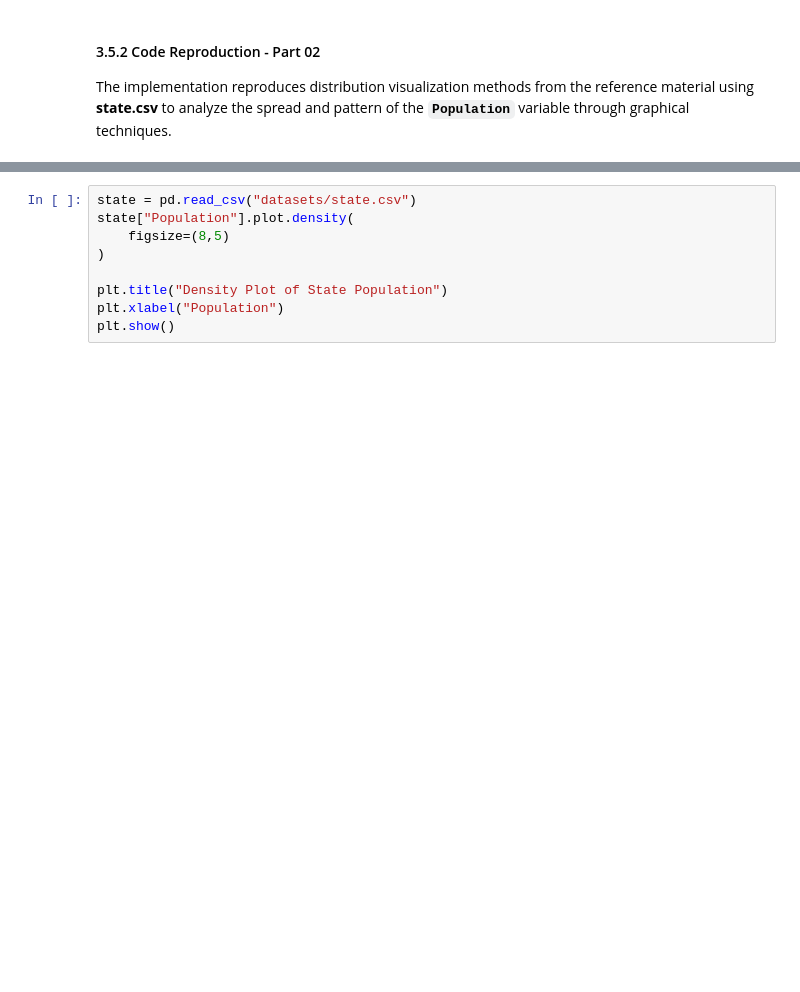
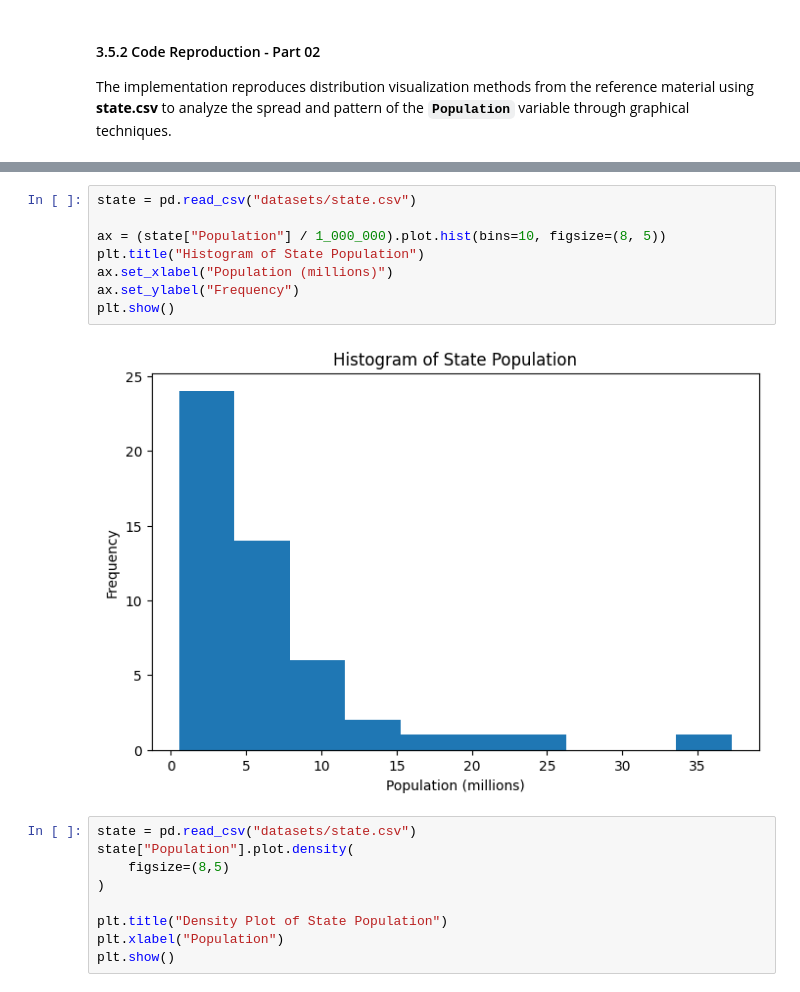
Before and after one commit to kinanpta/Practical-Statistics-for-Data-Scientists, a Jupyter notebook: Chapter01_Exploratory_Data_Analysis.ipynb, the cells around one changed output, grey strips where cells are left out. Drawn from its saved outputs; the diff is of its cells as text; blank space fills up the shorter version.

```diff
--- a/Chapter01_Exploratory_Data_Analysis.ipynb
+++ b/Chapter01_Exploratory_Data_Analysis.ipynb
@@ -440,3 +424,13 @@ plt.show()
+# %%
+state = pd.read_csv("datasets/state.csv")
+
+ax = (state["Population"] / 1_000_000).plot.hist(bins=10, figsize=(8, 5))
+plt.title("Histogram of State Population")
+ax.set_xlabel("Population (millions)")
+ax.set_ylabel("Frequency")
+plt.show()
+# %% [output]
+[figure, added]
 # %%
 state = pd.read_csv("datasets/state.csv")
 state["Population"].plot.density(
```
Also changed, not shown: parts of 5 cells of this notebook.
